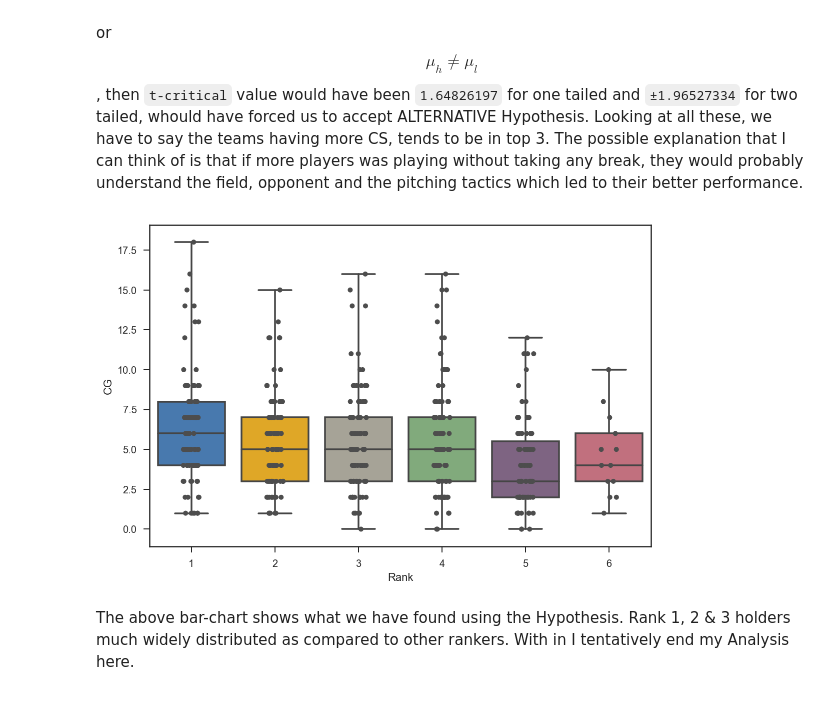
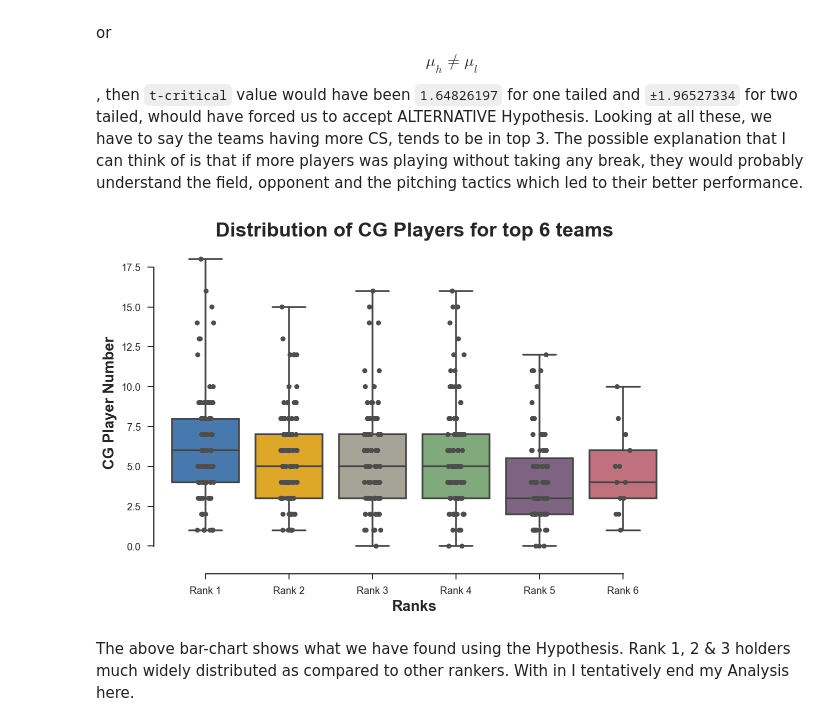
Before and after one commit to MayukhSobo/BaseBall, a Jupyter notebook: src/Baseball.ipynb, the cells around one changed output. Saved outputs shown, nothing was run; the diff lists cells and outputs as text; code cells hidden in the pictures.

```diff
--- a/src/Baseball.ipynb
+++ b/src/Baseball.ipynb
@@ -329,0 +357,26 @@ plt.show()
+# %%
+rc={'figure.figsize': [8, 5]}
+plt.rcParams.update(**rc)
+sns.set(style='white', rc=rc)
+ax = sns.countplot(x="Performing_Level", data=stat_data, palette="Greens",
+                  hatch='//\\')
+sns.despine()
+ax.set_xticklabels(['Above average Performers',
+                    'Below Average Performers'],
+                   {'weight': 'bold', 'fontsize': 13})
+ax.set_xlabel('\nTwo different Performers Levels',
+              {'weight': 'bold', 'fontsize': 19})
+ax.set_ylabel('Number of players\n',
+              {'weight': 'bold', 'fontsize': 19})
+ax.set_title("Number of people of two performance levels\n\n",
+             {'weight': 'bold', 'fontsize': 22})
+plt.yticks(rotation=90)
+
+for p in ax.patches:
+    height = p.get_height()
+    ax.text(p.get_x() + p.get_width()/2., 1.05*height,
+                '%d players' % int(height),
+                ha='center', va='bottom',
+                weight='bold', color='grey',
+                size=25)
+plt.show()
@@ -646,14 +738,22 @@ Looks like I was completely wrong. The `t-stats` is a lot more than the one tail
 # %%
 colors = ["windows blue", "amber",
           "greyish", "faded green",
           "dusty purple", 'rose']
 ax = sns.boxplot(x="Rank", y="CG", data=teams,
                  whis=np.inf,
                  palette=sns.xkcd_palette(colors))
 ax = sns.stripplot(x="Rank", y="CG", data=teams,
                jitter=True, color=".3")
+
+ax.set_xticklabels(['Rank ' + str(i) for i in range(1, 7)])
+# ax.set_yticklabels(['Rank ' + str(i) for i in range(1, 7)])
+ax.set_xlabel('Ranks', {'weight': 'bold', 'fontsize': 15})
+ax.set_ylabel('CG Player Number', {'weight': 'bold', 'fontsize': 15})
+ax.set_title("Distribution of CG Players for top 6 teams",
+             {'weight': 'bold', 'fontsize': 20})
+sns.despine(offset=10, trim=True);
 plt.show()
 # %% [output]
-[figure, old version]
+[figure, new version]
 # %% [markdown]
 The above bar-chart shows what we have found using the Hypothesis. Rank 1, 2 & 3 holders much widely distributed as compared to other rankers. With in I tentatively end my Analysis here.
```
Also changed, not shown: parts of 9 cells of this notebook.
